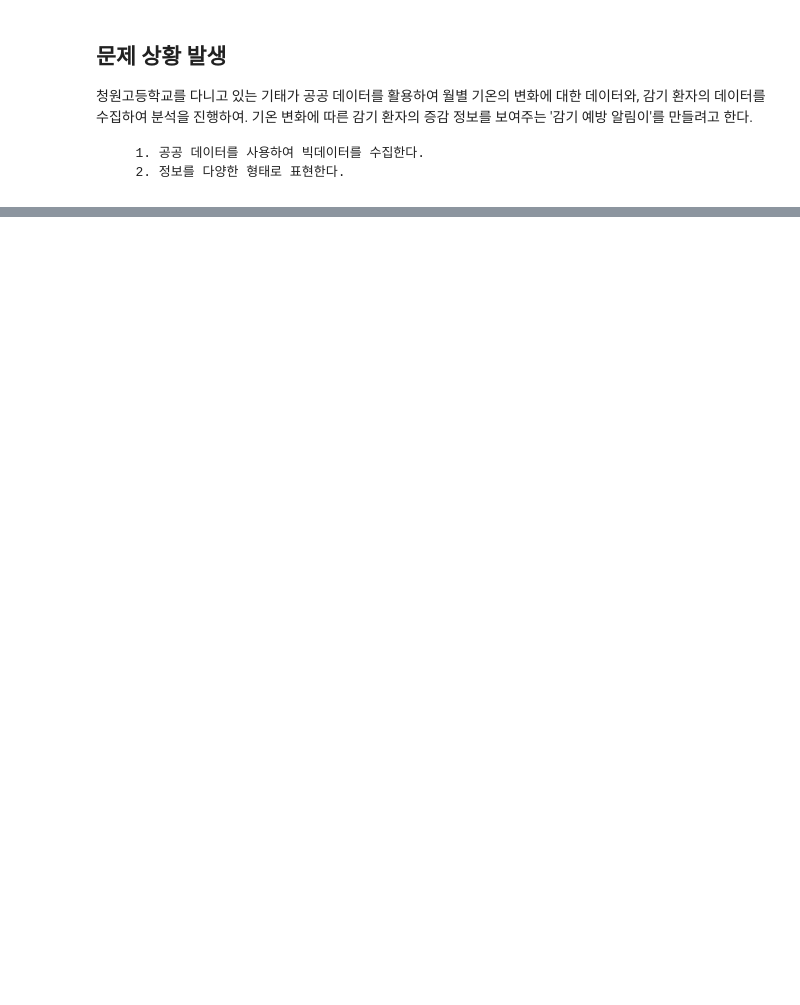
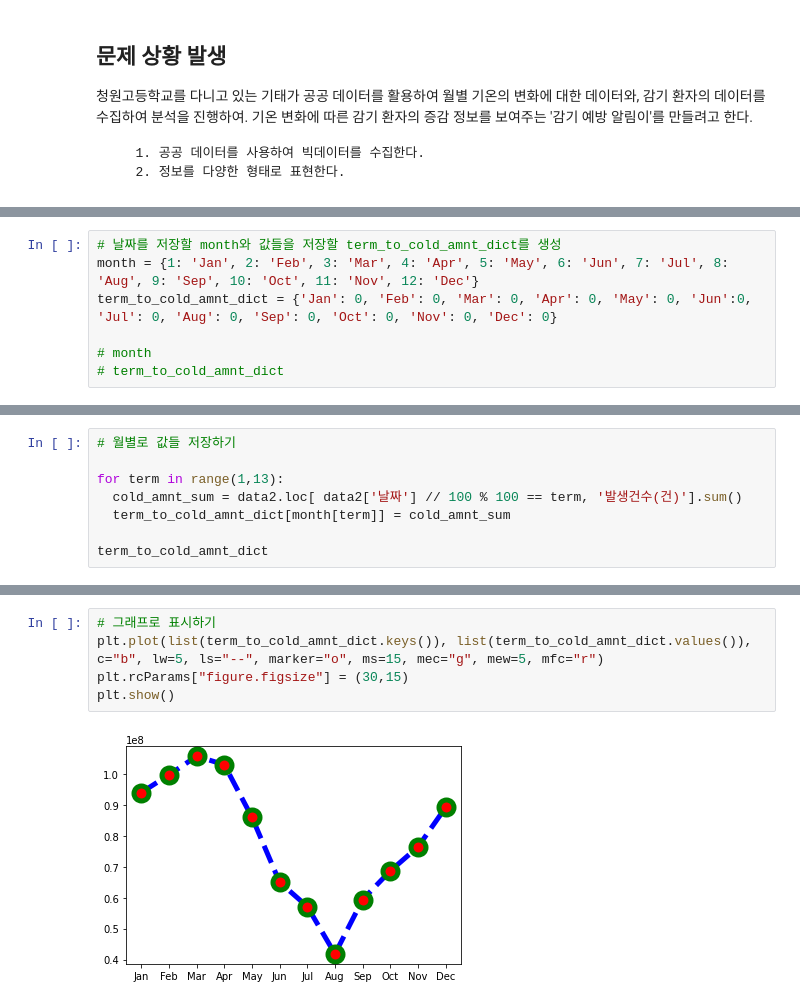
Before and after one commit to KwonWooChan/ColabNoteBook, a Jupyter notebook: cwh_CS_BigData.ipynb, the cells around one changed output, grey strips where cells are left out. Drawn from its saved outputs; the diff is of its cells as text; blank space fills up the shorter version.

```diff
--- a/cwh_CS_BigData.ipynb
+++ b/cwh_CS_BigData.ipynb
@@ -90,0 +115,7 @@ data
+# %%
+# 날짜를 저장할 month와 값들을 저장할 term_to_cold_amnt_dict를 생성
+month = {1: 'Jan', 2: 'Feb', 3: 'Mar', 4: 'Apr', 5: 'May', 6: 'Jun', 7: 'Jul', 8: 'Aug', 9: 'Sep', 10: 'Oct', 11: 'Nov', 12: 'Dec'}
+term_to_cold_amnt_dict = {'Jan': 0, 'Feb': 0, 'Mar': 0, 'Apr': 0, 'May': 0, 'Jun':0, 'Jul': 0, 'Aug': 0, 'Sep': 0, 'Oct': 0, 'Nov': 0, 'Dec': 0}
+
+# month
+# term_to_cold_amnt_dict
@@ -90,0 +136,8 @@ data
+# %%
+# 월별로 값들 저장하기
+
+for term in range(1,13):
+  cold_amnt_sum = data2.loc[ data2['날짜'] // 100 % 100 == term, '발생건수(건)'].sum()
+  term_to_cold_amnt_dict[month[term]] = cold_amnt_sum
+
+term_to_cold_amnt_dict
@@ -90,0 +157,7 @@ data
+# %%
+# 그래프로 표시하기
+plt.plot(list(term_to_cold_amnt_dict.keys()), list(term_to_cold_amnt_dict.values()), c="b", lw=5, ls="--", marker="o", ms=15, mec="g", mew=5, mfc="r")
+plt.rcParams["figure.figsize"] = (30,15)
+plt.show()
+# %% [output]
+[figure, added]
```
Also changed, not shown: parts of 6 cells of this notebook.
